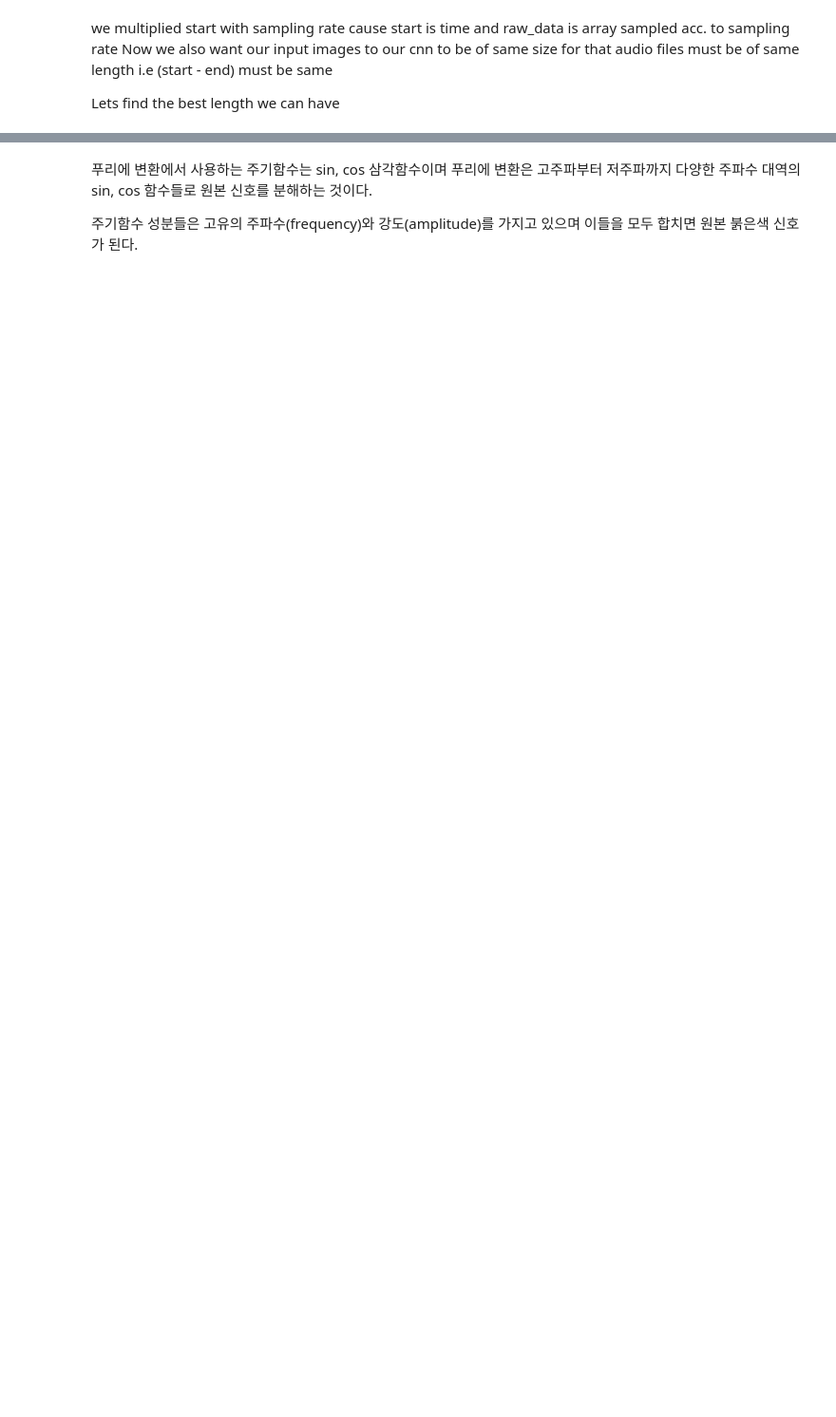
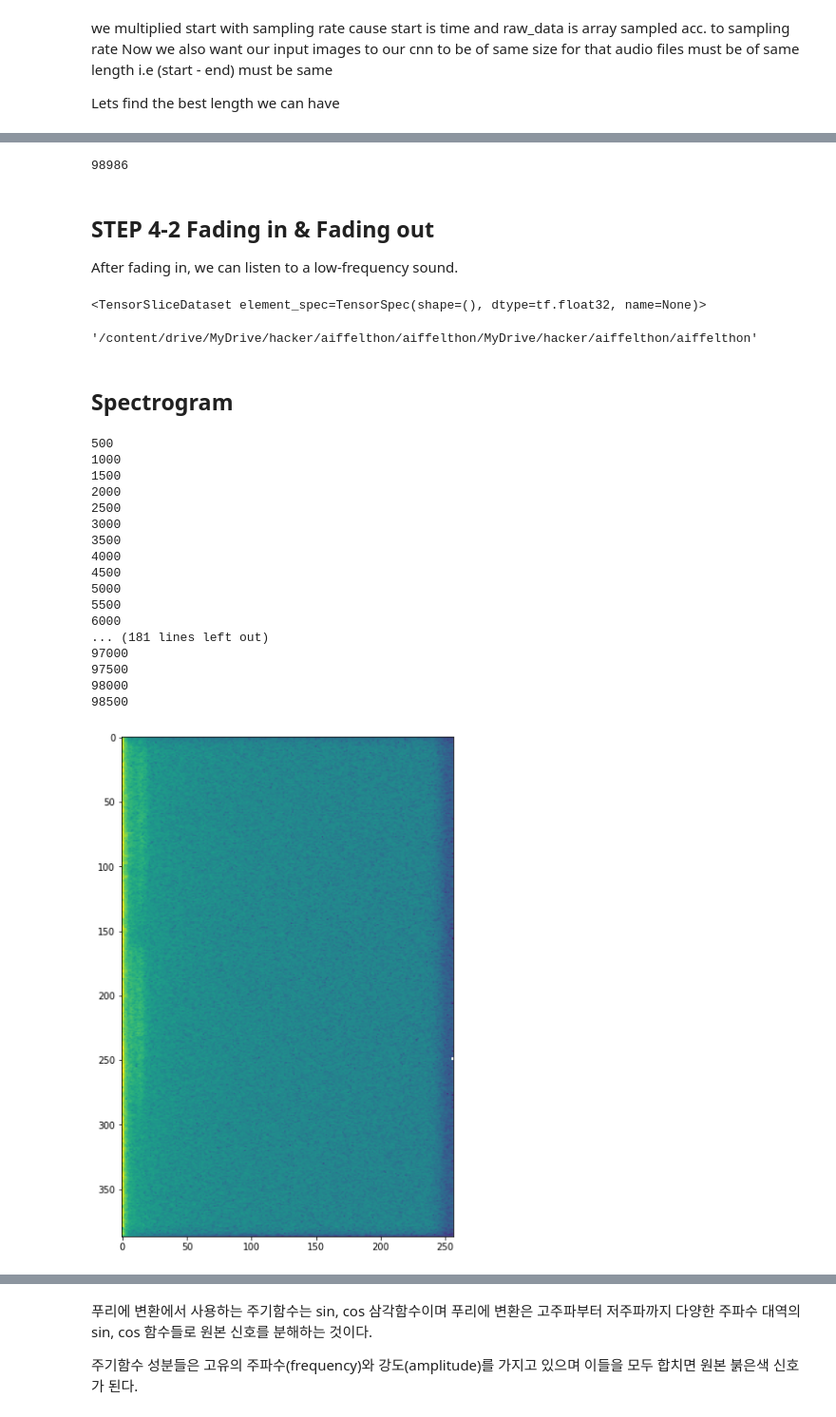
Before and after one commit to SongheeJo/aiffelthon, a Jupyter notebook: wonjin/WONJIN.ipynb, the cells around one changed output, grey strips where cells are left out. Shown at 95% size. Drawn from its saved outputs; the diff is of its cells as text; code cells hidden in the pictures; blank space fills up the shorter version.

```diff
--- a/wonjin/WONJIN.ipynb
+++ b/wonjin/WONJIN.ipynb
@@ -427,0 +461,16 @@ Text(0.5, 1.0, 'waveform')
+# %%
+len(processed)
+# %% [output]
+98986
+# %% [markdown]
+## STEP 4-2 Fading in & Fading out
+
+After fading in, we can listen to a low-frequency sound.
+# %%
+# 오디오 신호를 점차적으로 늘리거나 줄이는
+
+for i in range(len(processed)):
+  fade = tfio.audio.fade(processed, fade_in=2500, fade_out=2000, mode="logarithmic")
+  if i <3:
+  plt.figure()
+  plt.plot(fade.numpy())
@@ -427,0 +480,47 @@ Text(0.5, 1.0, 'waveform')
+# %%
+fadding = np.load('/content/drive/MyDrive/hacker/aiffelthon/aiffelthonfadding.npy')
+# %%
+upload = tf.data.Dataset.from_tensor_slices(fadding)
+upload
+# %% [output]
+<TensorSliceDataset element_spec=TensorSpec(shape=(), dtype=tf.float32, name=None)>
+# %%
+ROOT
+# %% [output]
+'/content/drive/MyDrive/hacker/aiffelthon/aiffelthon/MyDrive/hacker/aiffelthon/aiffelthon'
+# %% [markdown]
+## Spectrogram
+# %%
+# Convert to spectrogram
+c =0
+
+for i in range(len(upload)):
+  spectrogram = tfio.audio.spectrogram(fade, nfft=2048, window=2048, stride=512)
+
+  if i < 3:
+    plt.figure(figsize = (10,10))
+    plt.imshow(tf.math.log(spectrogram).numpy())
+
+  c += 1
+
+  if c % 500 == 0:
+   print(c)
+# %% [output]
+500
+1000
+1500
+2000
+2500
+3000
+3500
+4000
+4500
+5000
+5500
+6000
+... (181 lines left out)
+97000
+97500
+98000
+98500
+[figure, added]
```
Also changed, not shown: parts of 85 cells of this notebook.
